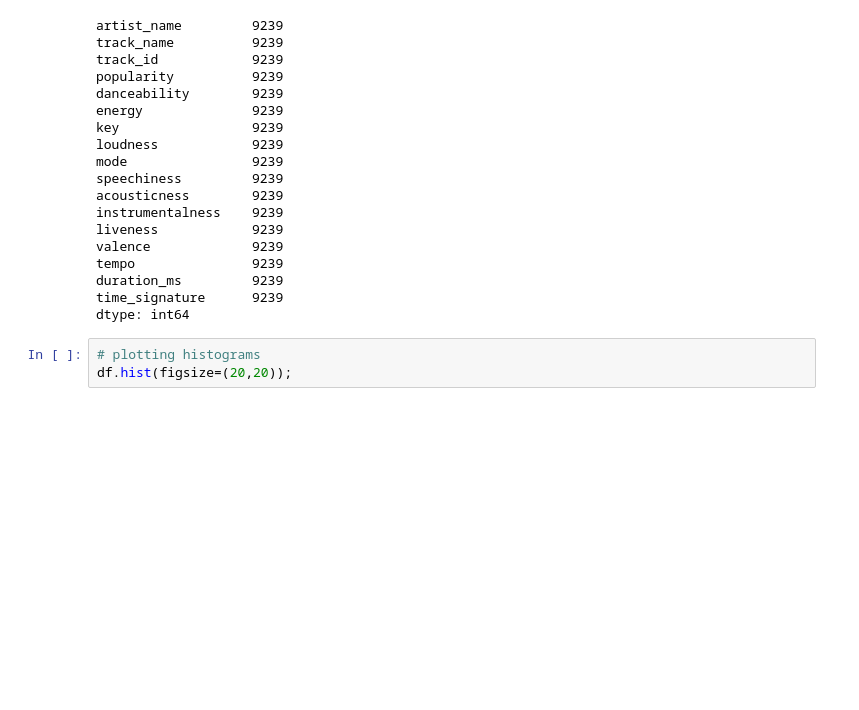
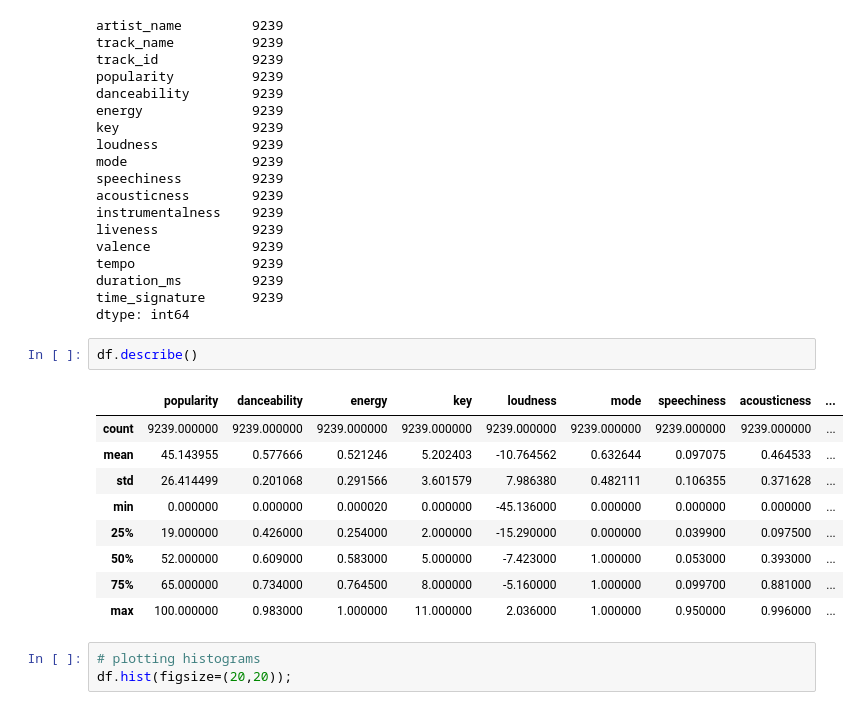
Before and after one commit to mukkatharun/Kmeans_ML_Assignment, a Jupyter notebook: Kmeans_ML_Assignment.ipynb, the cells around one changed output. Drawn from its saved outputs; the diff is of its cells as text; blank space fills up the shorter version.

```diff
--- a/Kmeans_ML_Assignment.ipynb
+++ b/Kmeans_ML_Assignment.ipynb
@@ -81,6 +81,18 @@ tempo               9239
 duration_ms         9239
 time_signature      9239
 dtype: int64
+# %%
+df.describe()
+# %% [output]
+|  | popularity | danceability | energy | key | loudness | mode | speechiness | acousticness | ... |
+| count | 9239.000000 | 9239.000000 | 9239.000000 | 9239.000000 | 9239.000000 | 9239.000000 | 9239.000000 | 9239.000000 | ... |
+| mean | 45.143955 | 0.577666 | 0.521246 | 5.202403 | -10.764562 | 0.632644 | 0.097075 | 0.464533 | ... |
+| std | 26.414499 | 0.201068 | 0.291566 | 3.601579 | 7.986380 | 0.482111 | 0.106355 | 0.371628 | ... |
+| min | 0.000000 | 0.000000 | 0.000020 | 0.000000 | -45.136000 | 0.000000 | 0.000000 | 0.000000 | ... |
+| 25% | 19.000000 | 0.426000 | 0.254000 | 2.000000 | -15.290000 | 0.000000 | 0.039900 | 0.097500 | ... |
+| 50% | 52.000000 | 0.609000 | 0.583000 | 5.000000 | -7.423000 | 1.000000 | 0.053000 | 0.393000 | ... |
+| 75% | 65.000000 | 0.734000 | 0.764500 | 8.000000 | -5.160000 | 1.000000 | 0.099700 | 0.881000 | ... |
+| max | 100.000000 | 0.983000 | 1.000000 | 11.000000 | 2.036000 | 1.000000 | 0.950000 | 0.996000 | ... |
 # %%
 # plotting histograms
 df.hist(figsize=(20,20));
```
Also changed, not shown: parts of 14 cells of this notebook.
